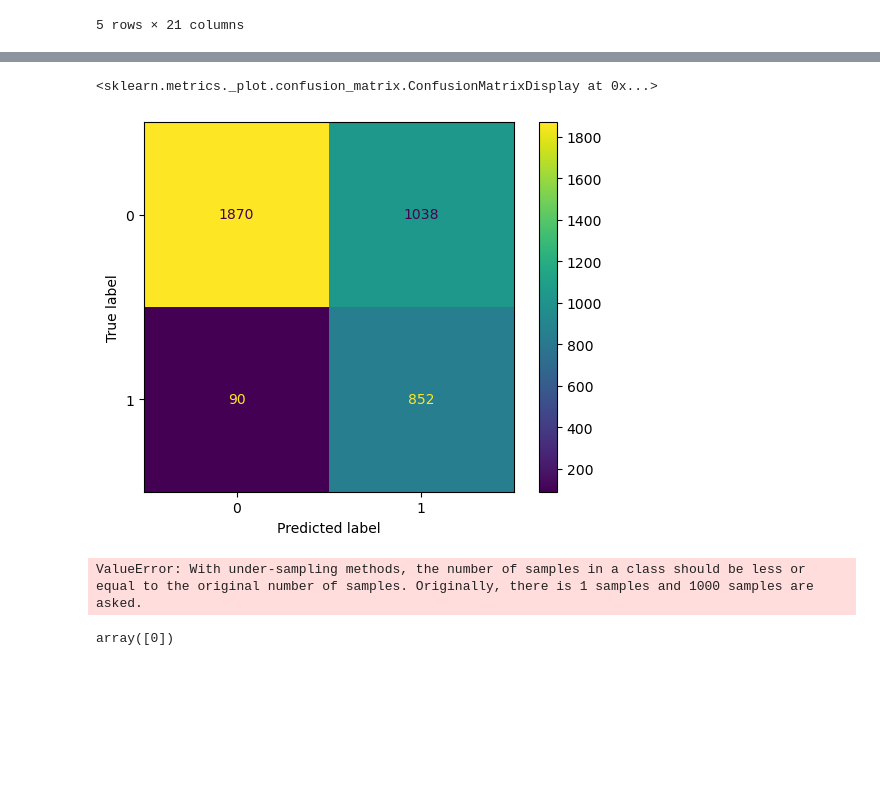
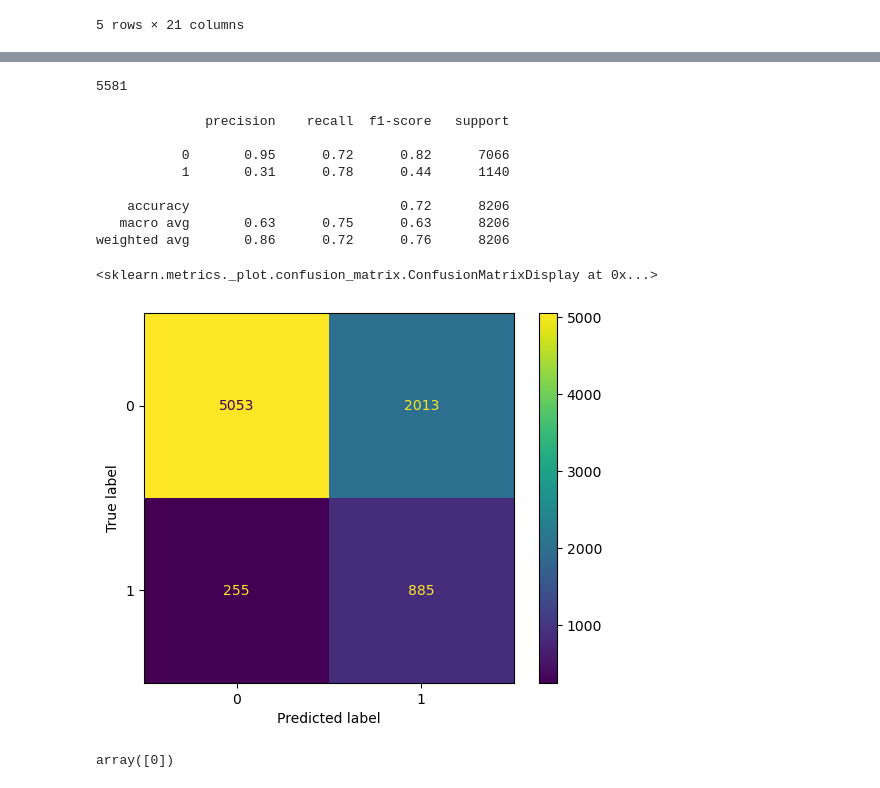
Before and after one commit to basse058/billboard_v3, a Jupyter notebook: prediction_model.ipynb, the cells around one changed output, grey strips where cells are left out. Drawn from its saved outputs; the diff is of its cells as text; code cells hidden in the pictures; blank space fills up the shorter version.

```diff
--- a/prediction_model.ipynb
+++ b/prediction_model.ipynb
@@ -55,3 +53,6 @@ df = df2010s
+# %%
+df = df1980s
+name = "1980s"
 # %%
 # data = df[['danceability', 'energy', 'key', 'loudness', 'mode', 'speechiness',
 #        'acousticness', 'instrumentalness', 'liveness', 'valence', 'tempo',
@@ -78,0 +78,16 @@ pandas.core.frame.DataFrame
+# %%
+from imblearn.over_sampling import SMOTE
+from imblearn.under_sampling import NearMiss
+
+from collections import Counter
+...
+# define the undersampling method
+# undersample = NearMiss(version=2, sampling_strategy={0:1000, 1:5000})
+#removing the random_state dosent help
+oversample = SMOTE(random_state=0, sampling_strategy=1)
+X_train, y_train = oversample.fit_resample(X_train, y_train)
+
+counter = Counter(y_train)
+counter
+
+# X_res.value_counts()
@@ -79,14 +96,14 @@ pandas.core.frame.DataFrame
 # %%
-scaler = StandardScaler()
+scaler = MinMaxScaler()
 scaler.fit(X_train)
 X_train_scaled = scaler.transform(X_train)
 X_test_scaled = scaler.transform(X_test)
 
 
-# Support vector machine linear classifier
+# # Support vector machine linear classifier
 from sklearn.svm import SVC
 
-modelsc = SVC(kernel='rbf', probability=True, class_weight='balanced')
+modelsc = SVC(kernel='rbf', probability=True)
 # modelsc = LogisticRegression(class_weight='balanced')
 modelsc.fit(X_train_scaled, y_train)
 
@@ -142,30 +169,27 @@ test_song = [0.586,
  242096]
 # you can use loaded model to compute predictions
 y_predicted = loaded_model.predict([test_song])
+# %%
+len(y_test)
+# %% [output]
+5581
 # %%
 cm = confusion_matrix(y_test, y_pred)
+report = classification_report(y_test, y_pred)
+print(report)
+
 ConfusionMatrixDisplay(cm).plot()
 # %% [output]
-<sklearn.metrics._plot.confusion_matrix.ConfusionMatrixDisplay at 0x...>
+              precision    recall  f1-score   support
+
+           0       0.95      0.72      0.82      7066
+           1       0.31      0.78      0.44      1140
+
+    accuracy                           0.72      8206
+   macro avg       0.63      0.75      0.63      8206
+weighted avg       0.86      0.72      0.76      8206
+<sklearn.metrics._plot.confusion_matrix.ConfusionMatrixDisplay at 0x...>
-[figure, old version]
+[figure, new version]
-# %%
-from imblearn.over_sampling import SMOTE
-from imblearn.under_sampling import NearMiss
-
-from collections import Counter
-...
-# define the undersampling method
-undersample = NearMiss(version=2, sampling_strategy={0:1000, 1:5000})
-#removing the random_state dosent help
-# oversample = SMOTE(random_state=0, sampling_strategy=1)
-X_train, y_train = undersample.fit_resample(X_train, y_train)
-
-counter = Counter(y_train)
-counter
-
-# X_res.value_counts()
-# %% [output]
-ValueError: With under-sampling methods, the number of samples in a class should be less or equal to the original number of samples. Originally, there is 1 samples and 1000 samples are asked.
 # %%
 test_song = [0.586,
  0.616,
```
Also changed, not shown: parts of 12 cells of this notebook, 18 other files.
